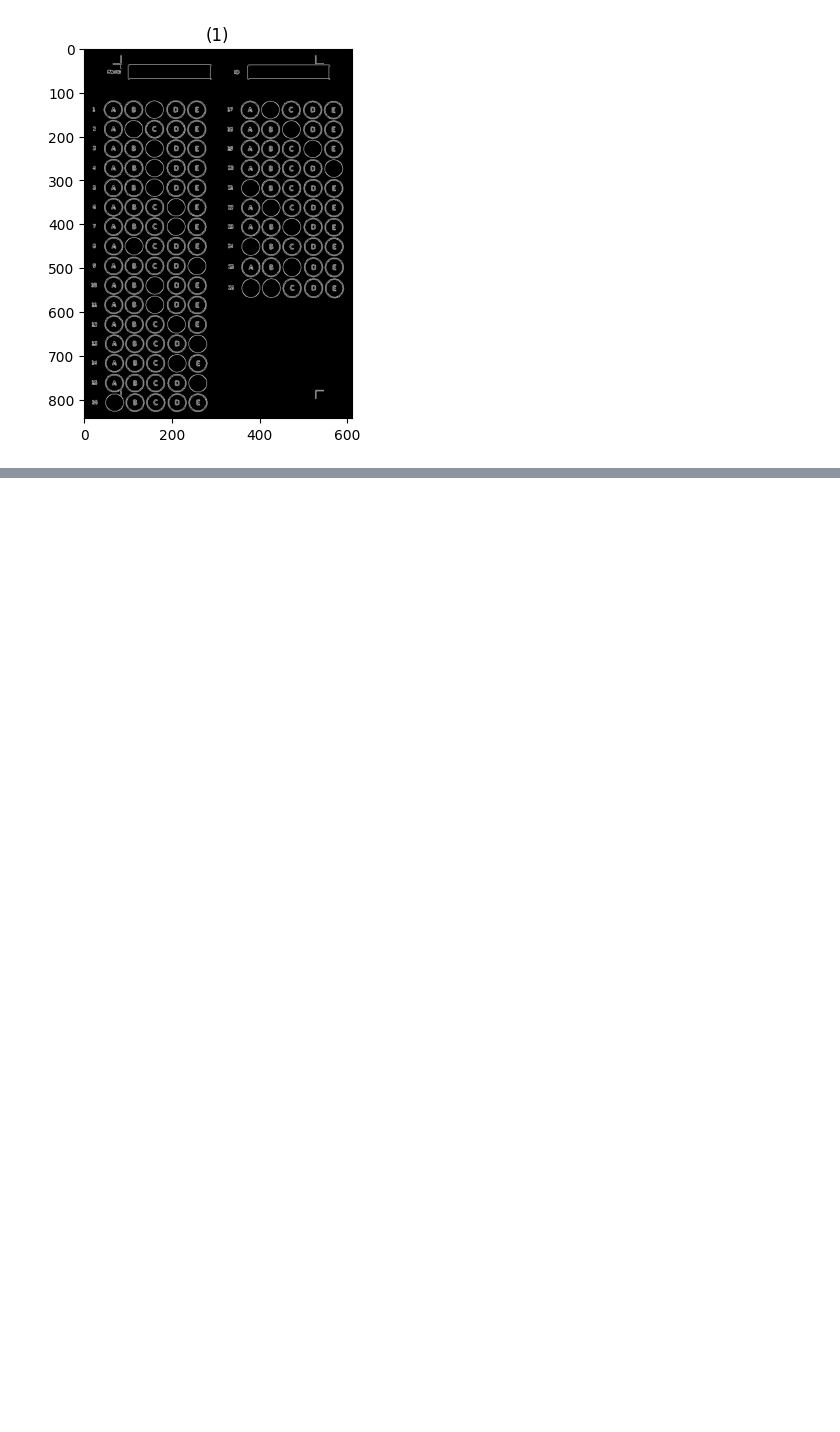
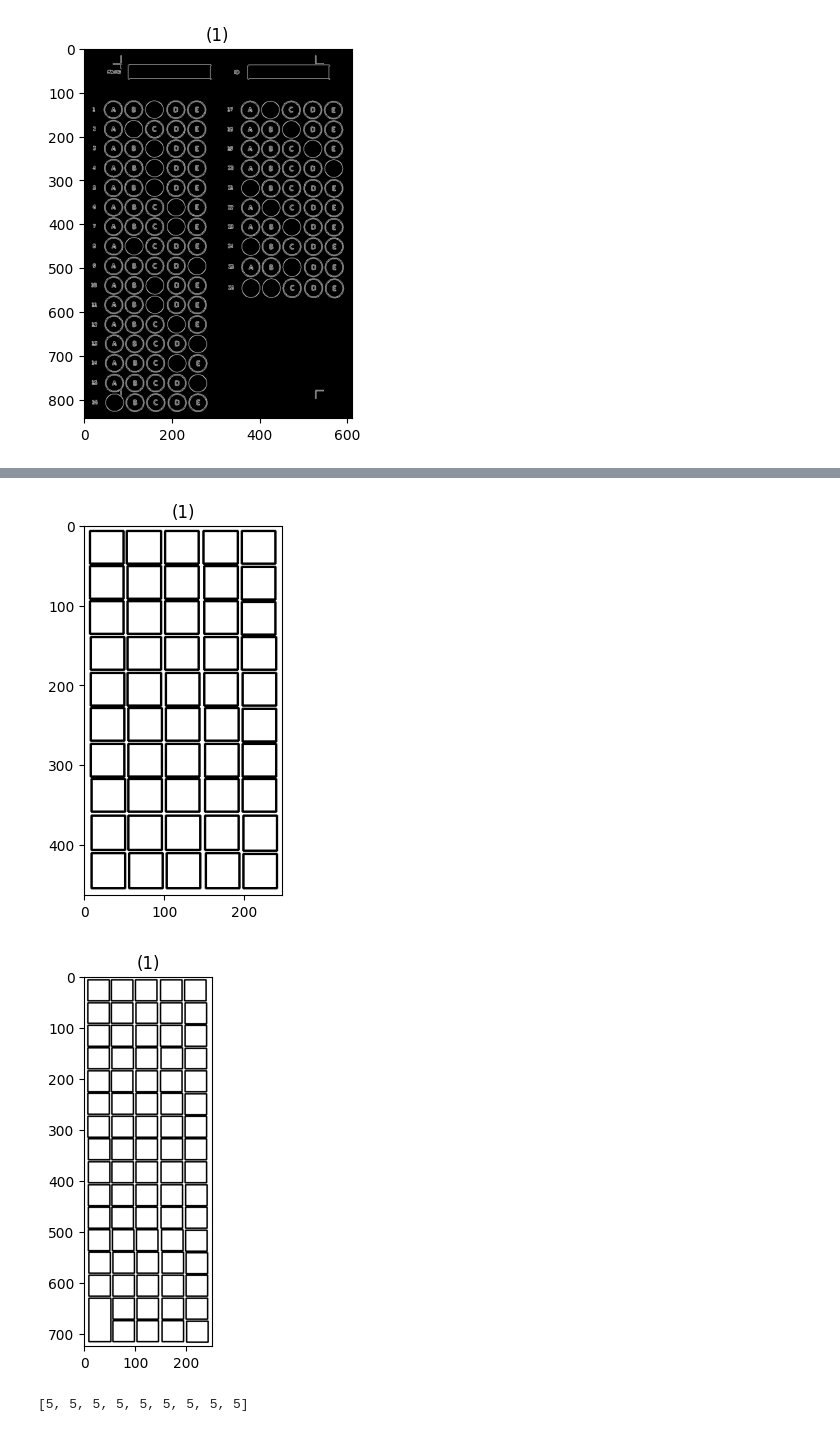
Before and after one commit to ZiadSheriif/Sa7a7LY, a Jupyter notebook: BubbleSheet/BubbleSheet.ipynb, the cells around one changed output, grey strips where cells are left out. Saved outputs shown, nothing was run; the diff lists cells and outputs as text; code cells hidden in the pictures; blank space fills up the shorter version.

```diff
--- a/BubbleSheet/BubbleSheet.ipynb
+++ b/BubbleSheet/BubbleSheet.ipynb
@@ -95,0 +116,52 @@ show_images([img_cpy,erodedImg])
+# %%
+def find_contours_to_rect(img):
+    contours, hierarchy = cv.findContours((255-img).astype("uint8"),
+    cv.RETR_EXTERNAL, cv.CHAIN_APPROX_NONE)
+    white_img_large_contours = np.ones(img.shape)
+    # computes the bounding box for the contour, and draws it on the frame,
+
+    sorted_contours = sorted(contours, key=lambda ctr: cv.boundingRect(ctr)[1])
+
+    dimensions_contours = []
+    for contour in sorted_contours:
+        (x,y,w,h) = cv.boundingRect(contour)
+        dimensions_contours.append( (x,y,w,h))
+        cv.rectangle(white_img_large_contours, (x,y), (x+w,y+h), (0, 0, 0), 2)
+    return white_img_large_contours,dimensions_contours
+
+contour_cropped_imgs = []
+dimensions_cropped_imgs = []
+for image in croped_images:
+    kernel = np.ones((15,15))
+    dilatedImg = dilate(image, kernel)
+
+    kernel = np.ones((15,15))
+    erodedImg = erode(dilatedImg, kernel)
+    result_img,result_dimenstion = find_contours_to_rect(image)
+    contour_cropped_imgs.append([result_img])
+    dimensions_cropped_imgs.append(result_dimenstion)
+    show_images([result_img])
+
+contours_count = []
+non_overlapped_cnts = []
+for dimensions_cropped_img in dimensions_cropped_imgs[0]:
+    isOverlapped = False
+    for contour in non_overlapped_cnts:
+        (x,y,w,h) = dimensions_cropped_img
+        (x1,y1,w1,h1) = contour
+        if (x>=x1 and x<=x1+w1) or (x+w>=x1 and x+w<=x1+w1):
+            isOverlapped = True
+            break
+    if isOverlapped:
+        contours_count.append(len(non_overlapped_cnts))
+        non_overlapped_cnts = []
+        non_overlapped_cnts.append(dimensions_cropped_img)
+    else:
+        non_overlapped_cnts.append(dimensions_cropped_img)
+    #print(non_overlapped_cnts)
+
+print(contours_count)
+# %% [output]
+[figure, added]
+[figure, added]
+[5, 5, 5, 5, 5, 5, 5, 5, 5]
```
Also changed, not shown: parts of 14 cells of this notebook, 1 other file.
